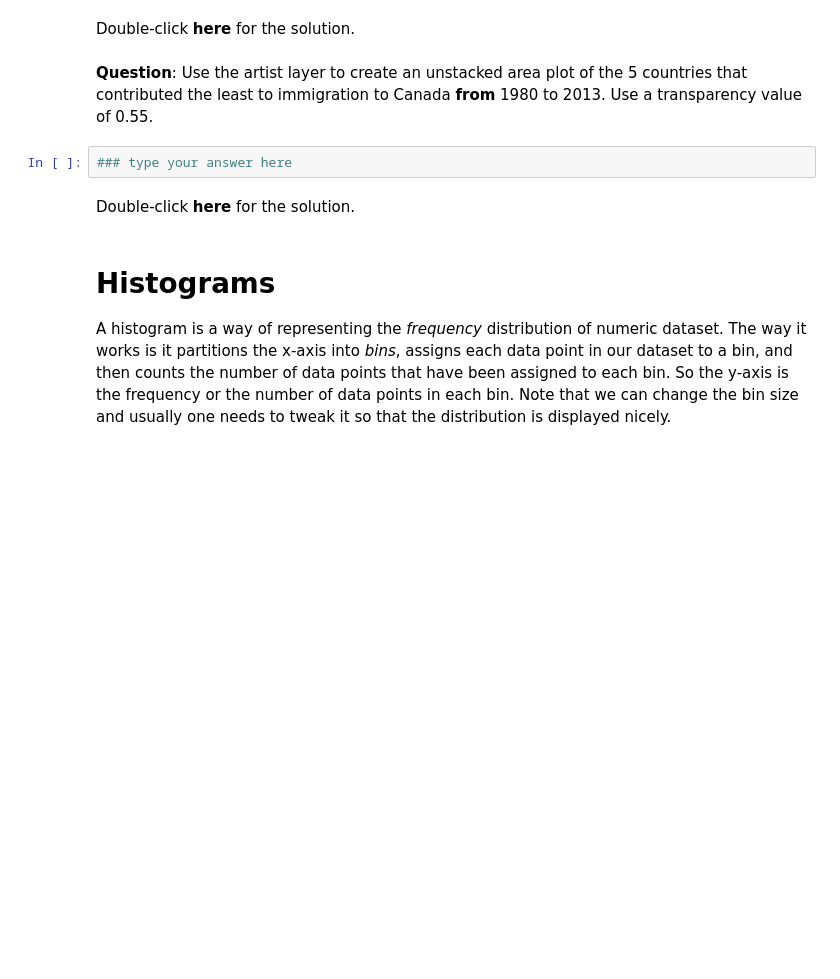
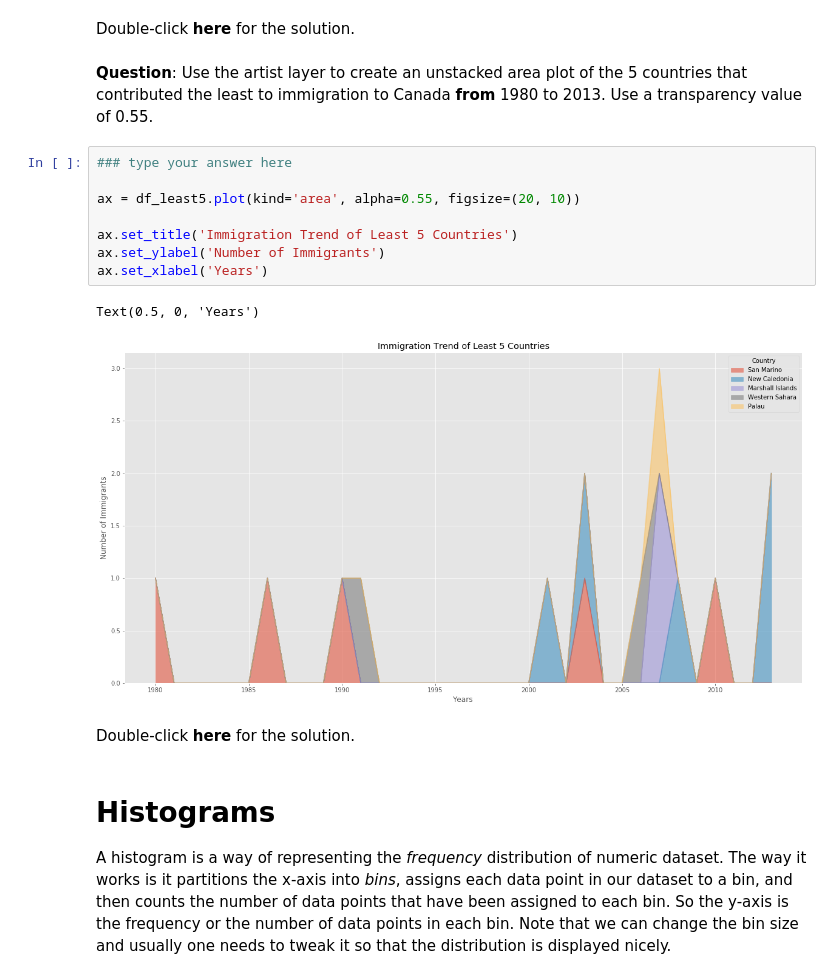
Before and after one commit to davidsjk/IBM-Data-Analysis, a Jupyter notebook: DV0101EN-2-2-1-Area-Plots-Histograms-and-Bar-Charts.ipynb, the cells around one changed output. Drawn from its saved outputs; the diff is of its cells as text; blank space fills up the shorter version.

```diff
--- a/DV0101EN-2-2-1-Area-Plots-Histograms-and-Bar-Charts.ipynb
+++ b/DV0101EN-2-2-1-Area-Plots-Histograms-and-Bar-Charts.ipynb
@@ -308,8 +345,17 @@ plt.show()
 -->
 # %% [markdown]
 **Question**: Use the artist layer to create an unstacked area plot of the 5 countries that contributed the least to immigration to Canada **from** 1980 to 2013. Use a transparency value of 0.55.
-# %%
-### type your answer here
+# %%
+### type your answer here
+
+ax = df_least5.plot(kind='area', alpha=0.55, figsize=(20, 10))
+
+ax.set_title('Immigration Trend of Least 5 Countries')
+ax.set_ylabel('Number of Immigrants')
+ax.set_xlabel('Years')
+# %% [output]
+Text(0.5, 0, 'Years')
+[figure, added]
 # %% [markdown]
 Double-click __here__ for the solution.
 <!-- The correct answer is:
```
Also changed, not shown: parts of 25 cells of this notebook.
